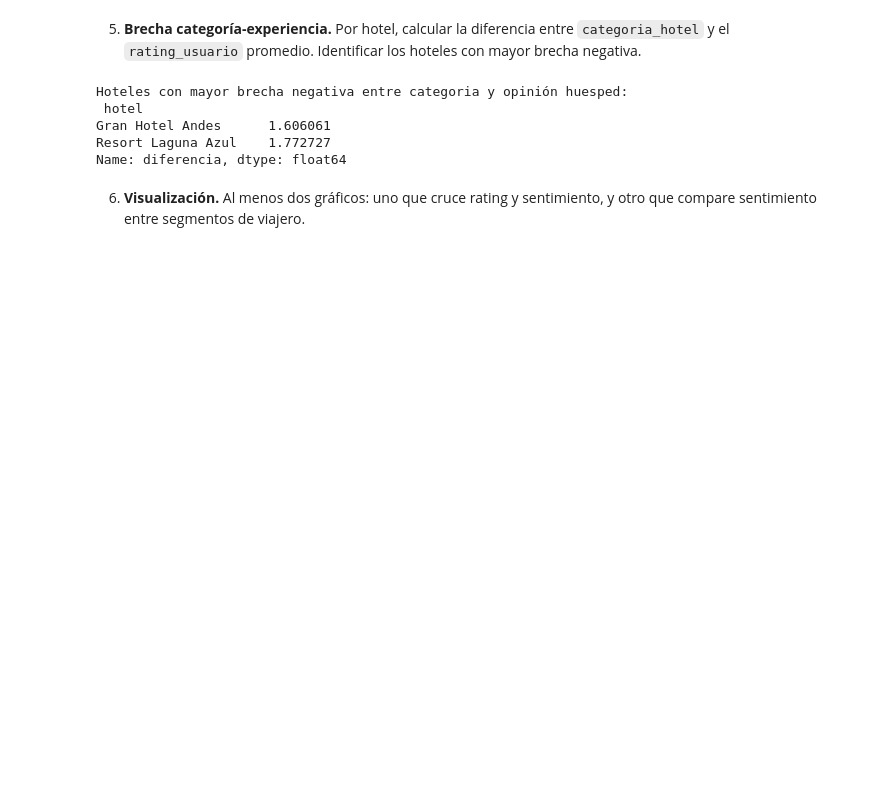
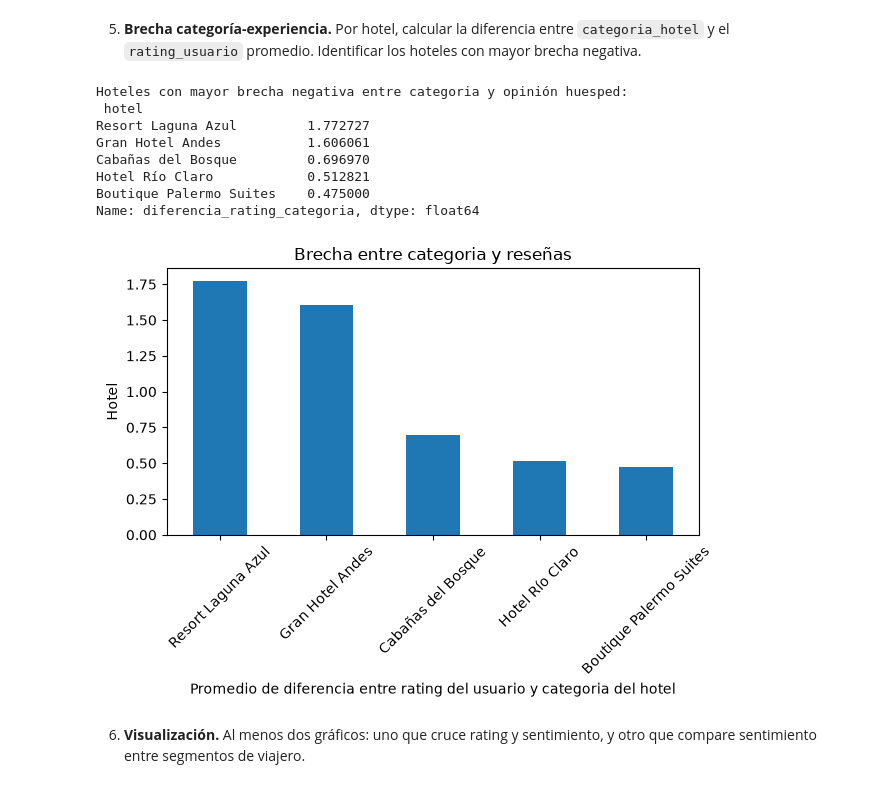
Before and after one commit to estebanler00/data-analysis-course, a Jupyter notebook: modulo-4-visualizacion/clase-19/ejercicio-integrador.ipynb, the cells around one changed output. Saved outputs shown, nothing was run; the diff lists cells and outputs as text; code cells hidden in the pictures; blank space fills up the shorter version.

```diff
--- a/modulo-4-visualizacion/clase-19/ejercicio-integrador.ipynb
+++ b/modulo-4-visualizacion/clase-19/ejercicio-integrador.ipynb
@@ -100,18 +179,36 @@ Name: sentimiento, dtype: str
 5. **Brecha categoría-experiencia.** Por hotel, calcular la diferencia entre `categoria_hotel` y el `rating_usuario` promedio. Identificar los hoteles con mayor brecha negativa.
 # %%
 #Diferencia va a marcar a mayor puntaje, mayor brecha entre estrellas del hotel y las reseñas de manera negativa (hotel 5 estrellas con muchas reseñas de 3 va a estar mas cerca del 2). Cuanto mas se acerque a 0 mas pareja la relación, en caso que sea negativo el valor otorgado, hay mejor reseña que categoria del hotel.
-df2["diferencia"] = df2.categoria_hotel - df2.rating_usuario
+df["diferencia_rating_categoria"] = df.categoria_hotel - df.rating_usuario
 
-promedio_diferencia = df2.groupby("hotel")["diferencia"].mean()
+promedio_diferencia = df.groupby("hotel")["diferencia_rating_categoria"].mean()
 
-hoteles_filtrados = promedio_diferencia[promedio_diferencia > 1]
+hoteles_filtrados = promedio_diferencia[promedio_diferencia > 0].sort_values(ascending=False)
+
 print(f"Hoteles con mayor brecha negativa entre categoria y opinión huesped: \n {hoteles_filtrados}")
+
+#dejo el promedio en el df
+
+df["promedio_diferencia"] = df.groupby("hotel")["diferencia_rating_categoria"].transform("mean")
+
+
+hoteles_filtrados.plot(kind="bar")
+plt.title("Brecha entre categoria y reseñas")
+plt.xlabel("Promedio de diferencia entre rating del usuario y categoria del hotel")
+plt.ylabel("Hotel")
+plt.xticks(rotation=45)
+plt.tight_layout()
+plt.show()
 # %% [output]
 Hoteles con mayor brecha negativa entre categoria y opinión huesped:
  hotel
-Gran Hotel Andes      1.606061
-Resort Laguna Azul    1.772727
-Name: diferencia, dtype: float64
+Resort Laguna Azul         1.772727
+Gran Hotel Andes           1.606061
+Cabañas del Bosque         0.696970
+Hotel Río Claro            0.512821
+Boutique Palermo Suites    0.475000
+Name: diferencia_rating_categoria, dtype: float64
+[figure, added]
 # %% [markdown]
 6. **Visualización.** Al menos dos gráficos: uno que cruce rating y sentimiento, y otro que compare sentimiento entre segmentos de viajero.
 # %%
```
Also changed, not shown: parts of 8 cells of this notebook.
